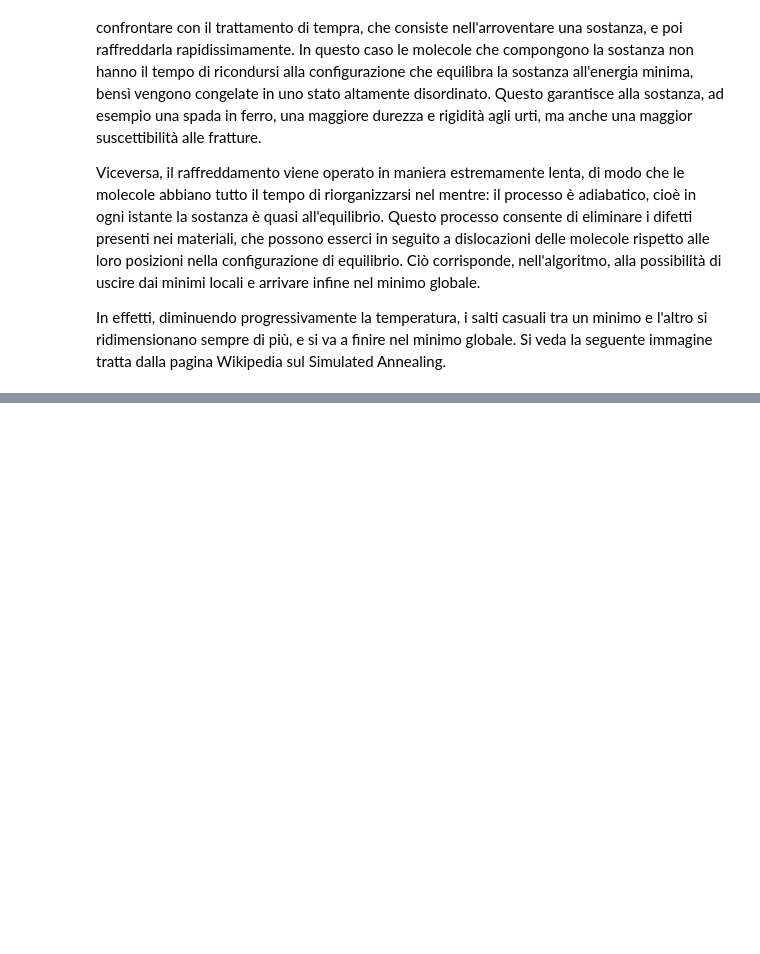
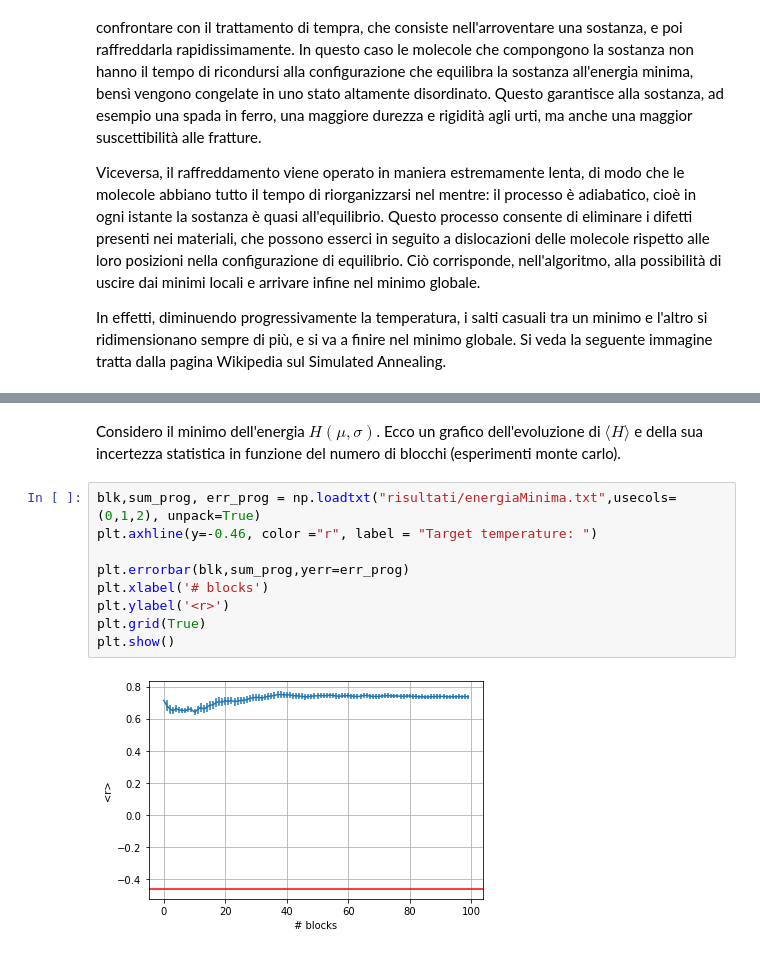
Before and after one commit to Daniele95/LSN, a Jupyter notebook: 8-variazionale/Soluzione_8.ipynb, the cells around one changed output, grey strips where cells are left out. Cells and saved outputs as stored; diff of their text form; blank space fills up the shorter version.

```diff
--- a/8-variazionale/Soluzione_8.ipynb
+++ b/8-variazionale/Soluzione_8.ipynb
@@ -215,0 +265,13 @@ In effetti, diminuendo progressivamente la temperatura, i salti casuali tra un m
+# %% [markdown]
+Considero il minimo dell'energia $H(\mu,\sigma)$. Ecco un grafico dell'evoluzione di $\langle H\rangle$ e della sua incertezza statistica in funzione del numero di blocchi (esperimenti monte carlo).
+# %%
+blk,sum_prog, err_prog = np.loadtxt("risultati/energiaMinima.txt",usecols=(0,1,2), unpack=True)
+plt.axhline(y=-0.46, color ="r", label = "Target temperature: ")
+
+plt.errorbar(blk,sum_prog,yerr=err_prog)
+plt.xlabel('# blocks')
+plt.ylabel('<r>')
+plt.grid(True)
+plt.show()
+# %% [output]
+[figure, added]
```
Also changed, not shown: parts of 6 cells of this notebook, 9 other files.
